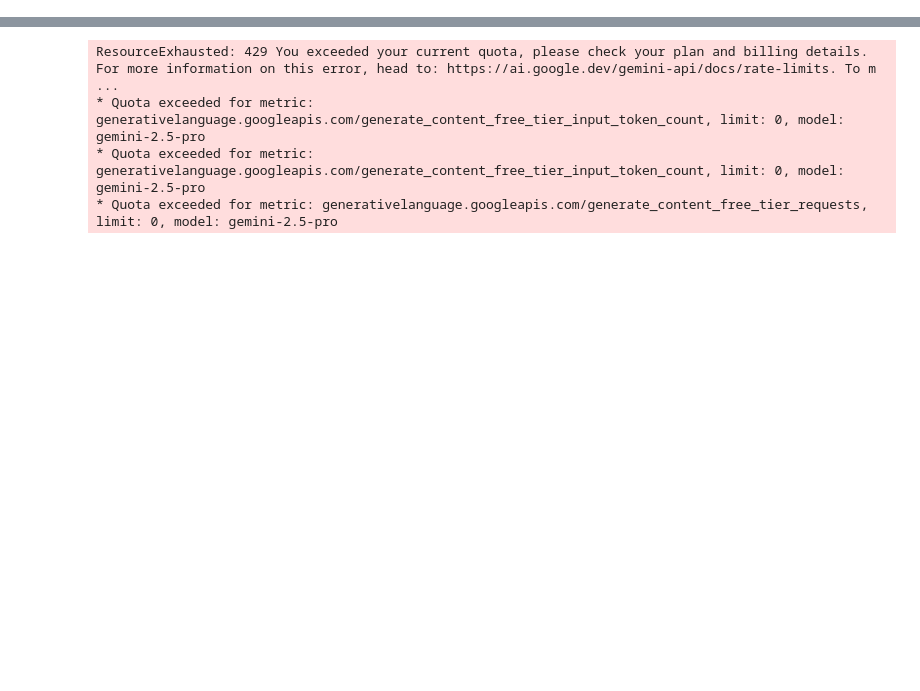
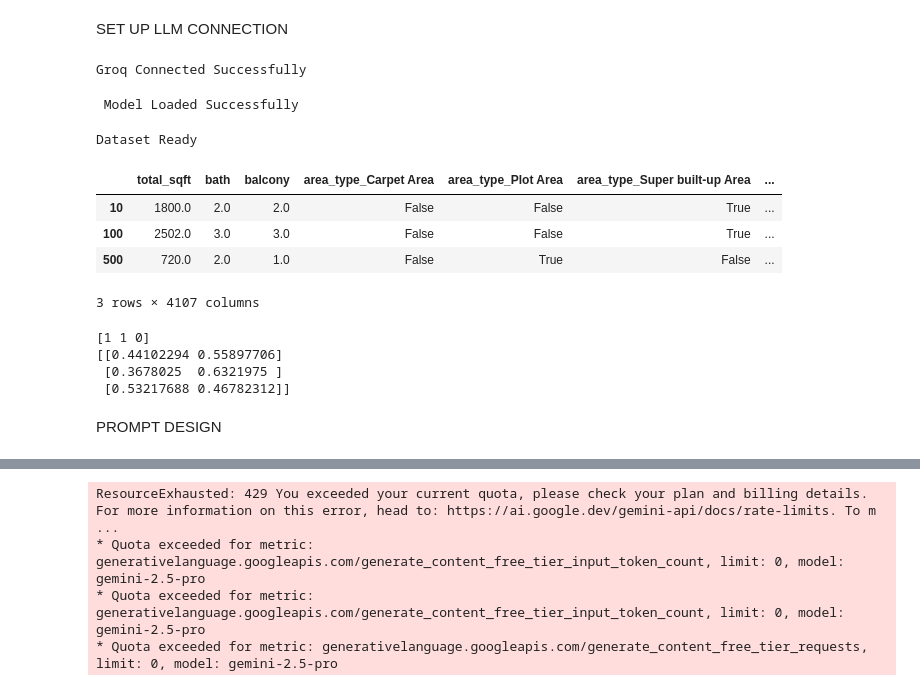
Before and after one commit to Navadeep-06/AI-ML-Capstone-project, a Jupyter notebook: Part-4/app.ipynb, the cells around one changed output, grey strips where cells are left out. Cells and saved outputs as stored; diff of their text form; code cells hidden in the pictures; blank space fills up the shorter version.

Commit message:
final part-4 saved

```diff
--- a/Part-4/app.ipynb
+++ b/Part-4/app.ipynb
@@ -56,0 +10,59 @@ ResourceExhausted: 429 You exceeded your current quota, please check your plan a
+# %% [markdown]
+SET UP LLM CONNECTION
+# %%
+load_dotenv(override=True)
+
+client = Groq(
+    api_key=os.getenv("GROQ_API_KEY")
+)
+
+print("Groq Connected Successfully")
+# %% [output]
+Groq Connected Successfully
+# %%
+model = joblib.load("../Part-3/best_model.pkl")
+
+print(" Model Loaded Successfully")
+# %% [output]
+ Model Loaded Successfully
+# %%
+df = pd.read_csv("../Part-1/cleaned_data.csv")
+
+X = df.drop("price", axis=1)
+
+cat_cols = X.select_dtypes(include=["object"]).columns
+
+X = pd.get_dummies(
+    X,
+    columns=cat_cols,
+    drop_first=True
+)
+
+X = X.fillna(X.mean(numeric_only=True))
+
+print("Dataset Ready")
+# %% [output]
+Dataset Ready
+# %%
+sample = X.iloc[[10,100,500]]
+
+sample
+# %% [output]
+|  | total_sqft | bath | balcony | area_type_Carpet Area | area_type_Plot Area | area_type_Super built-up Area | ... |
+| 10 | 1800.0 | 2.0 | 2.0 | False | False | True | ... |
+| 100 | 2502.0 | 3.0 | 3.0 | False | False | True | ... |
+| 500 | 720.0 | 2.0 | 1.0 | False | True | False | ... |
+3 rows × 4107 columns
+# %%
+pred = model.predict(sample)
+
+prob = model.predict_proba(sample)
+
+print(pred)
+
+print(prob)
+# %% [output]
+[1 1 0]
+[[0.44102294 0.55897706]
+ [0.3678025  0.6321975 ]
+ [0.53217688 0.46782312]]
@@ -56,0 +134,2 @@ ResourceExhausted: 429 You exceeded your current quota, please check your plan a
+# %% [markdown]
+PROMPT DESIGN
```
Also changed, not shown: parts of 16 cells of this notebook, 2 other files.
